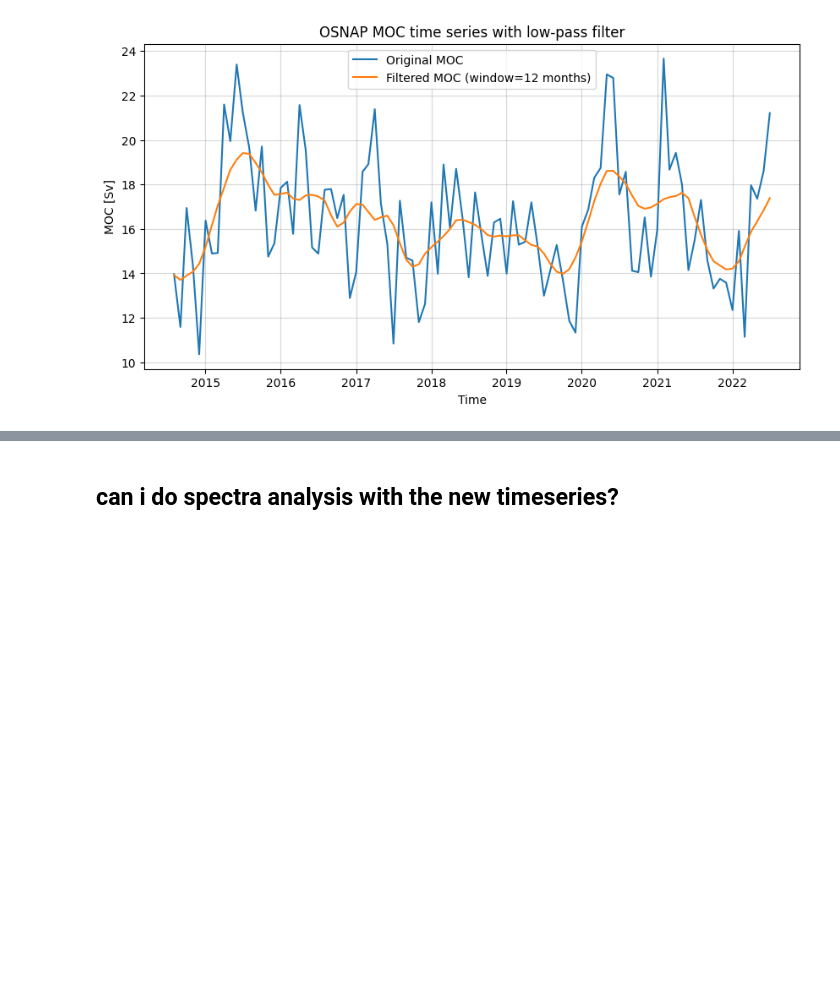
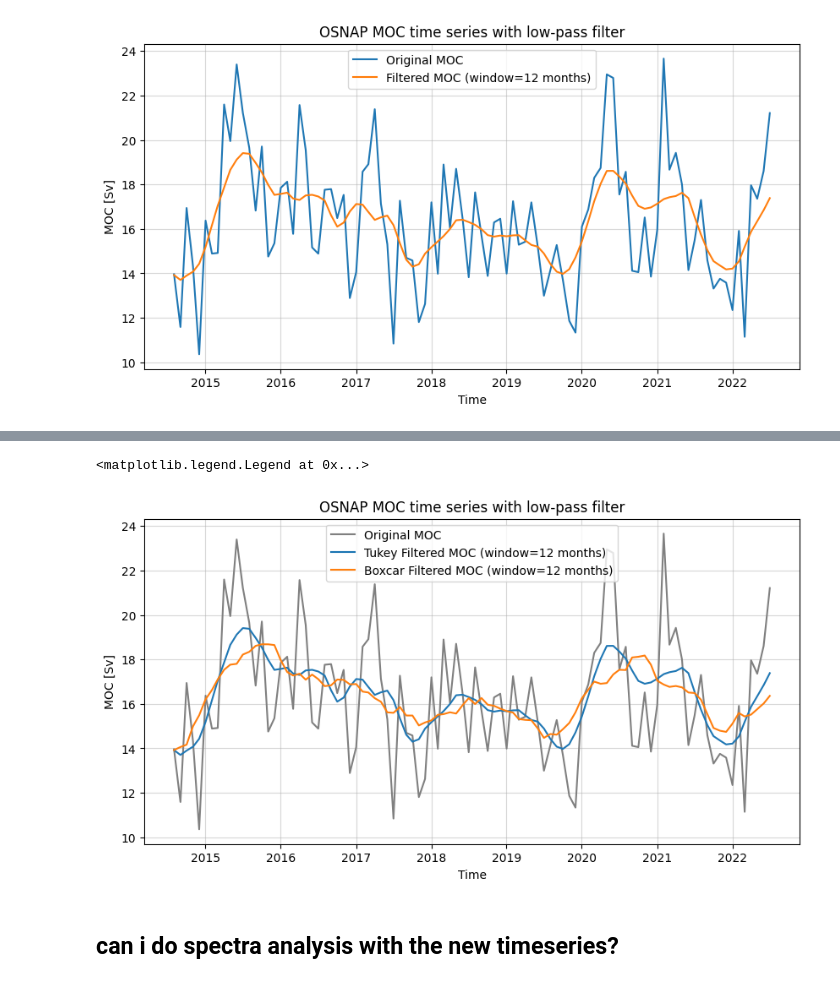
Before and after one commit to isaschmitz/data_analysis-assignment, a Jupyter notebook: notebooks/osnap_spectral_analysis.ipynb, the cells around one changed output, grey strips where cells are left out. Saved outputs shown, nothing was run; the diff lists cells and outputs as text; code cells hidden in the pictures; blank space fills up the shorter version.

```diff
--- a/notebooks/osnap_spectral_analysis.ipynb
+++ b/notebooks/osnap_spectral_analysis.ipynb
@@ -254,0 +279,2 @@ plt.legend()
+# %%
+s = pd.Series(moc, index=moc.TIME)
@@ -255,3 +296,19 @@ plt.legend()
+# %%
+box = s.rolling(12, center=True, win_type="boxcar", min_periods =1).mean()
+tuk = s.rolling(12, center=True, win_type="tukey", min_periods =1).mean()
+# %%
+plt.figure(figsize=(10, 5))
+plt.title("OSNAP MOC time series with low-pass filter")
+plt.xlabel("Time")
+plt.ylabel("MOC [Sv]")
+plt.plot(s, label="Original MOC", color = "grey")
+plt.plot(tuk, label="Tukey Filtered MOC (window=12 months)")
+plt.plot(box, label="Boxcar Filtered MOC (window=12 months)")
+plt.grid(alpha=0.5)
+plt.legend()
+# %% [output]
+<matplotlib.legend.Legend at 0x...>
+[figure, added]
 # %% [markdown]
 ## can i do spectra analysis with the new timeseries?
 # %%
```
Also changed, not shown: parts of 4 cells of this notebook, 8 other files.
